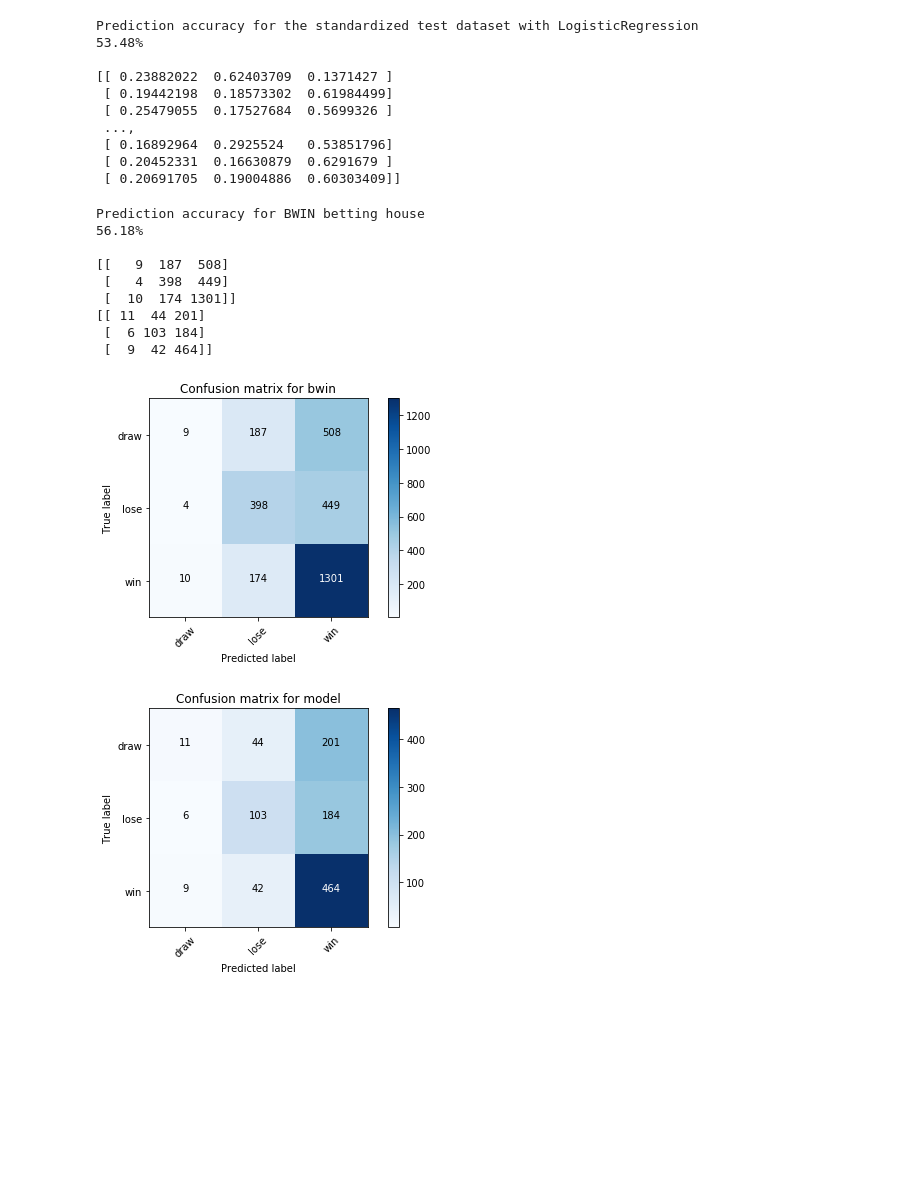
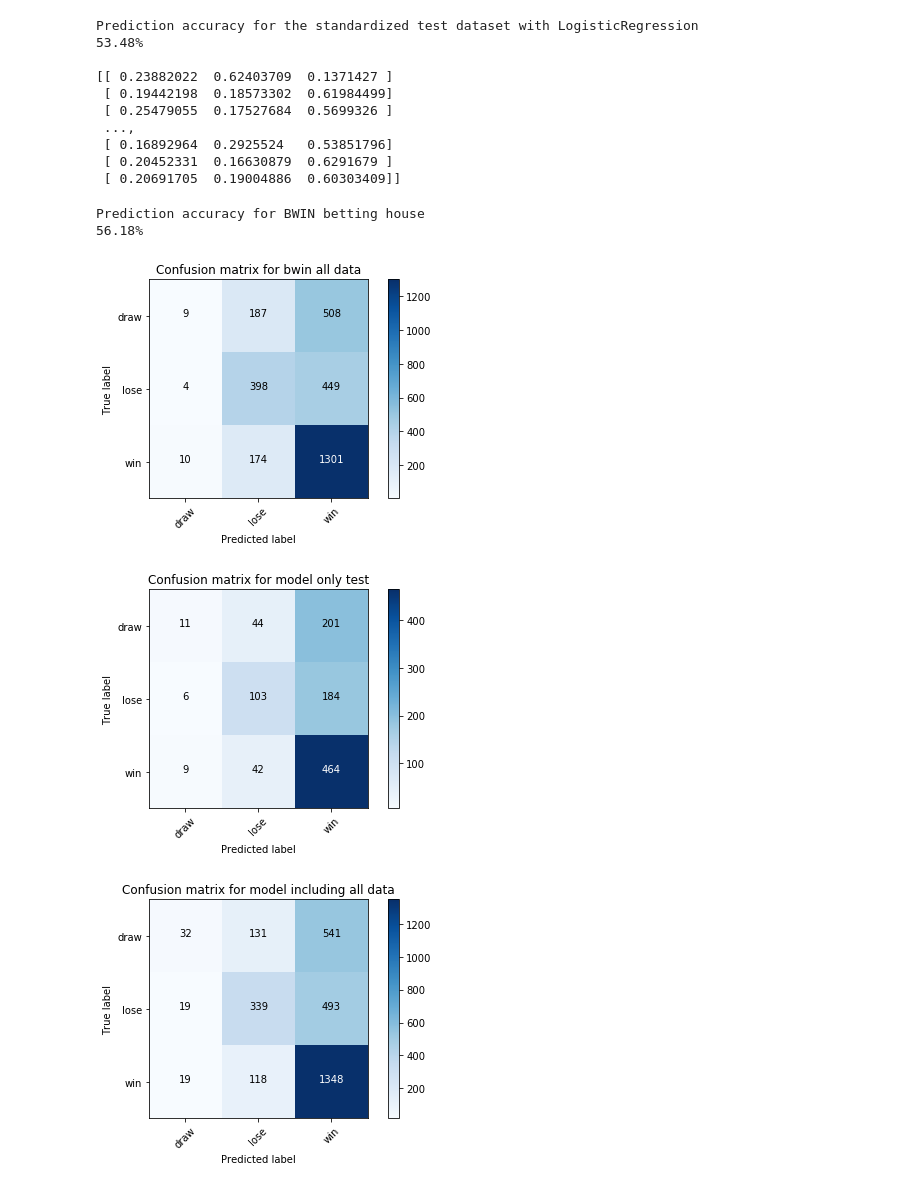
Before and after one commit to psalaberria002/machine-learning, a Jupyter notebook: projects/capstone/laliga_predictions/laliga_predictions.ipynb, the cells around one changed output. Drawn from its saved outputs; the diff is of its cells as text; code cells hidden in the pictures; blank space fills up the shorter version.

```diff
--- a/projects/capstone/laliga_predictions/laliga_predictions.ipynb
+++ b/projects/capstone/laliga_predictions/laliga_predictions.ipynb
@@ -496,8 +509,6 @@ def plot_confusion_matrix(cm, classes,
                           normalize=False,
                           title='Confusion matrix',
                           cmap=plt.cm.Blues):
-
-    print(cm)
 
     plt.imshow(cm, interpolation='nearest', cmap=cmap)
     plt.title(title)
@@ -508,41 +519,44 @@ def plot_confusion_matrix(cm, classes,
 
     fmt = '.2f' if normalize else 'd'
     thresh = cm.max() / 2.
     for i, j in itertools.product(range(cm.shape[0]), range(cm.shape[1])):
         plt.text(j, i, format(cm[i, j], fmt),
                  horizontalalignment="center",
                  color="white" if cm[i, j] > thresh else "black")
 
     plt.tight_layout()
     plt.ylabel('True label')
     plt.xlabel('Predicted label')
 
 # Compute confusion matrix
 cnf_matrix = confusion_matrix(target, bwin_target)
 np.set_printoptions(precision=2)
 
 # Plot non-normalized confusion matrix
 plt.figure()
 plot_confusion_matrix(cnf_matrix, classes=['draw','lose','win'],
-                      title='Confusion matrix for bwin')
+                      title='Confusion matrix for bwin all data')
 
 # Compute confusion matrix
 cnf2_matrix = confusion_matrix(y_test, lr_clf.predict(X_test))
 
 # Plot non-normalized confusion matrix
 plt.figure()
 plot_confusion_matrix(cnf2_matrix, classes=['draw','lose','win'],
-                      title='Confusion matrix for model')
+                      title='Confusion matrix for model only test')
+
+# Compute confusion matrix
+cnfall_matrix = confusion_matrix(target, lr_clf.predict(features))
+
+# Plot non-normalized confusion matrix
+plt.figure()
+plot_confusion_matrix(cnfall_matrix, classes=['draw','lose','win'],
+                      title='Confusion matrix for model including all data')
+
 plt.show()
 # %% [output]
 Prediction accuracy for BWIN betting house
 56.18%
-
-[[   9  187  508]
- [   4  398  449]
- [  10  174 1301]]
-[[ 11  44 201]
- [  6 103 184]
- [  9  42 464]]
-[figure, old version]
+[figure, new version]
-[figure, old version]
+[figure, new version]
+[figure, added]
```
Also changed, not shown: parts of 3 cells of this notebook.
